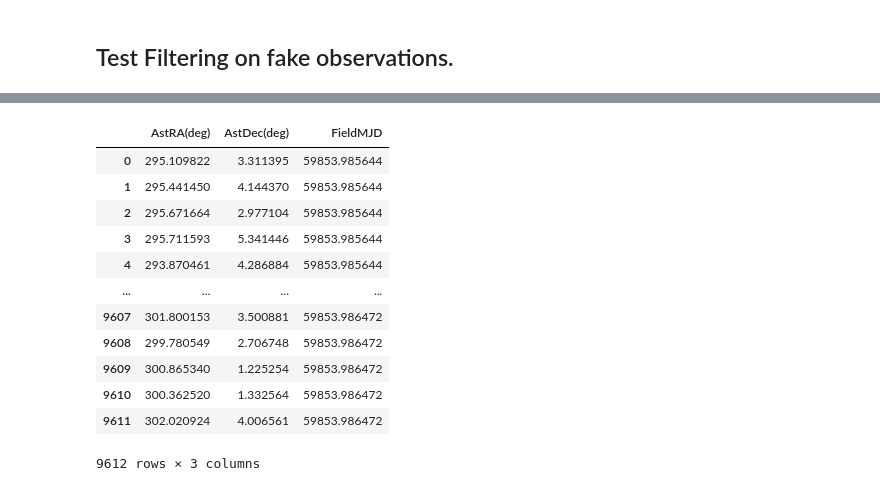
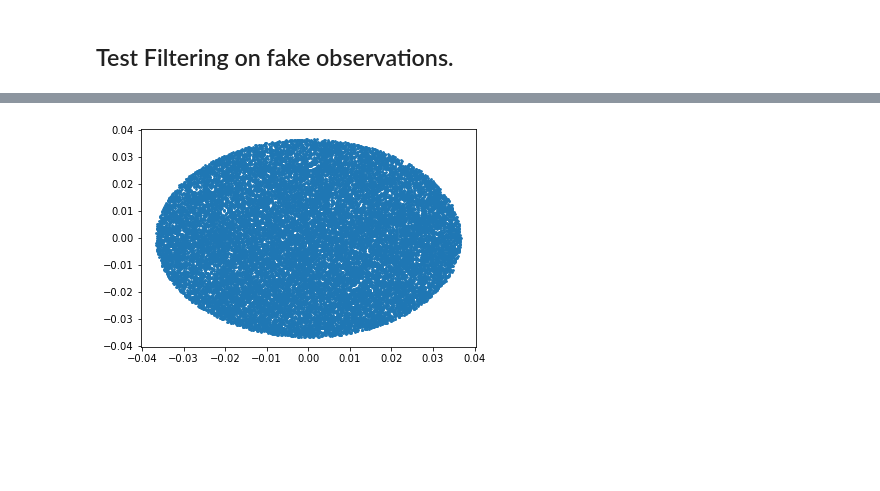
Before and after one commit to dirac-institute/sorcha, a Jupyter notebook: demo/demo_footprintFilter.ipynb, the cells around one changed output, grey strips where cells are left out. Cells and saved outputs as stored; diff of their text form; code cells hidden in the pictures; blank space fills up the shorter version.

```diff
--- a/demo/demo_footprintFilter.ipynb
+++ b/demo/demo_footprintFilter.ipynb
@@ -143,6 +153,10 @@ dfpointings
+# %%
+dfobs = pd.merge(dfobs, LSSTdf, left_on="FieldID", right_on="observationId", how="left")
 # %% [markdown]
 ## Test Filtering on fake observations.
+# %%
+camera = fp.Footprint("../data/detectors_corners.csv")
 # %%
 %%time
-df_new=fp.cameraFootprintFilter(dfobs,LSSTdf)
+df_new=camera.applyFootprint(dfobs)
 # %% [output]
@@ -151,16 +165 @@ Wall time: 492 ms
+[figure, added]
-# %%
-df_new
-# %% [output]
-|  | AstRA(deg) | AstDec(deg) | FieldMJD |
-| 0 | 295.109822 | 3.311395 | 59853.985644 |
-| 1 | 295.441450 | 4.144370 | 59853.985644 |
-| 2 | 295.671664 | 2.977104 | 59853.985644 |
-| 3 | 295.711593 | 5.341446 | 59853.985644 |
-| 4 | 293.870461 | 4.286884 | 59853.985644 |
-| ... | ... | ... | ... |
-| 9607 | 301.800153 | 3.500881 | 59853.986472 |
-| 9608 | 299.780549 | 2.706748 | 59853.986472 |
-| 9609 | 300.865340 | 1.225254 | 59853.986472 |
-| 9610 | 300.362520 | 1.332564 | 59853.986472 |
-| 9611 | 302.020924 | 4.006561 | 59853.986472 |
-9612 rows × 3 columns
```
Also changed, not shown: parts of 24 cells of this notebook, 2 other files.
